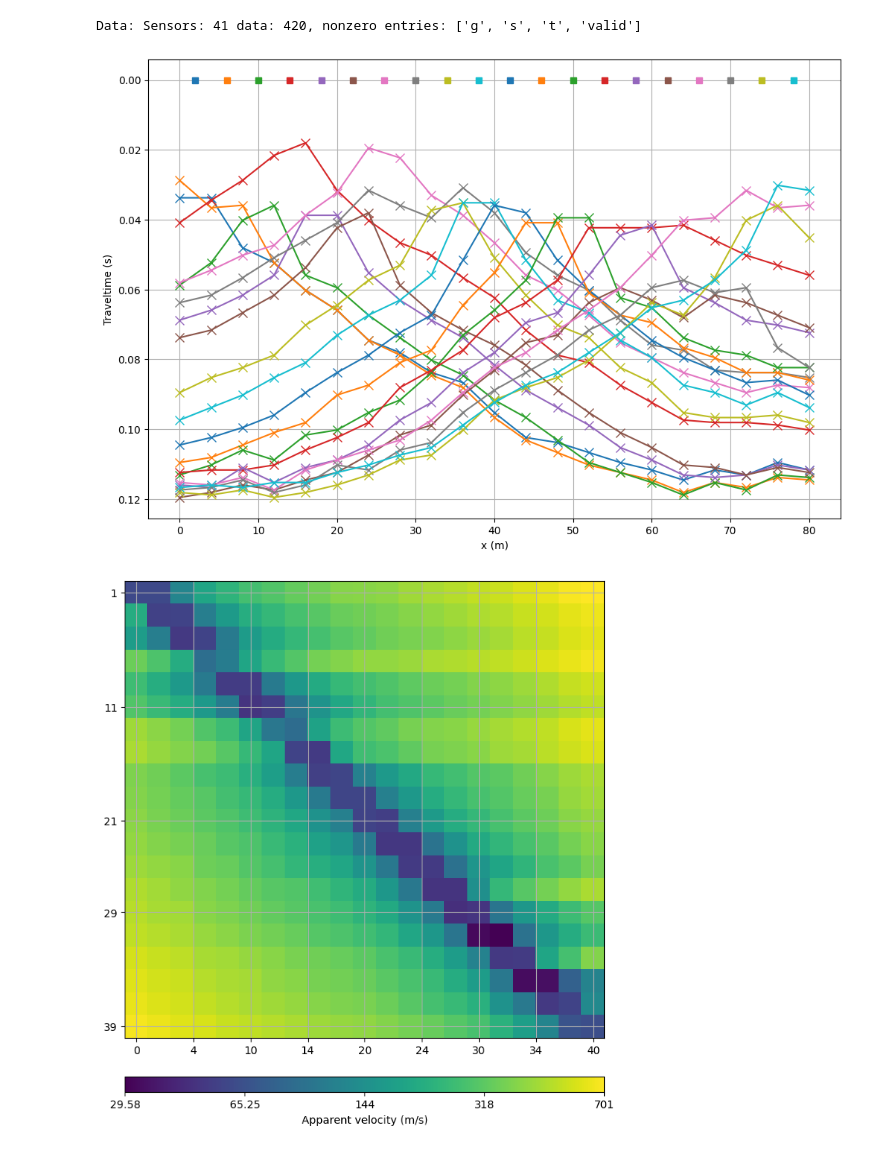
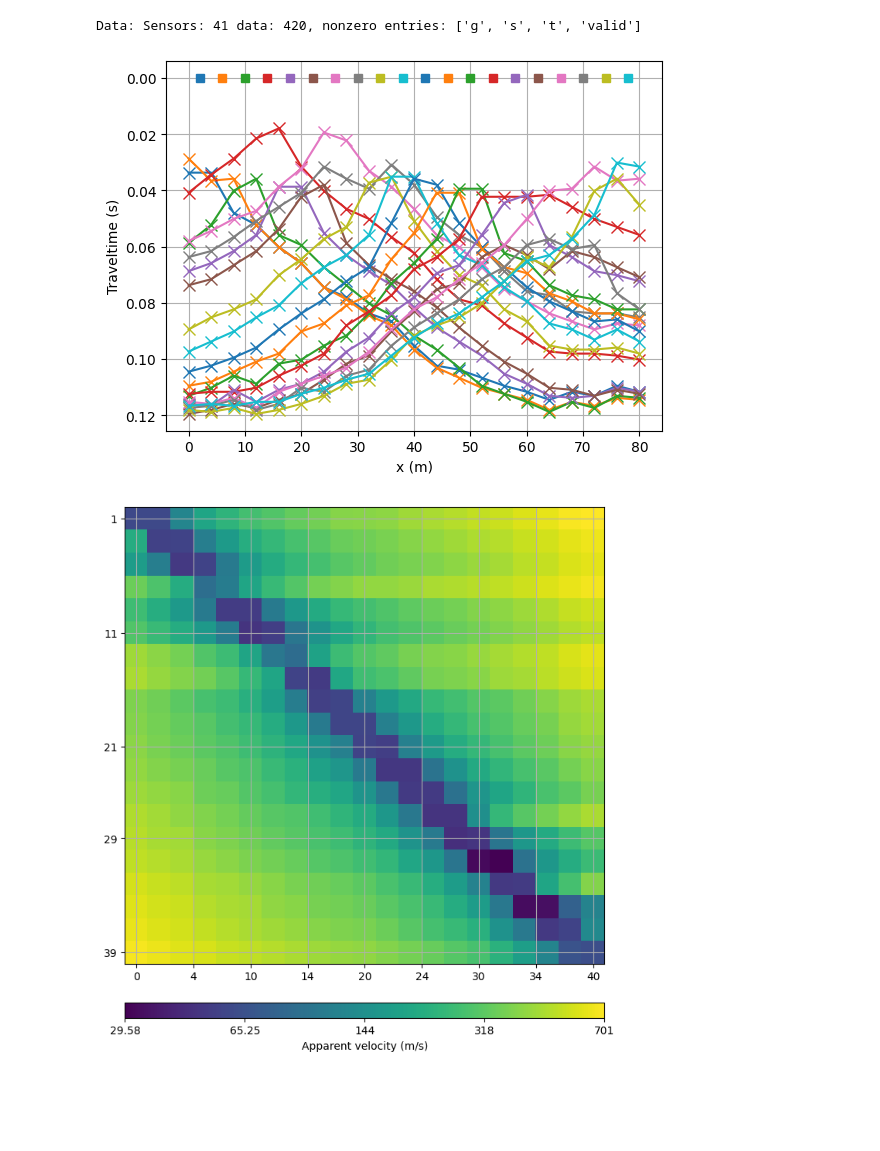
Before and after one commit to ValentinCassayre/geophysical_survey_muck, a Jupyter notebook: sismique_active_s/sismique_s_pygimli.ipynb, the cells around one changed output. Saved outputs shown, nothing was run; the diff lists cells and outputs as text; code cells hidden in the pictures; blank space fills up the shorter version.

```diff
--- a/sismique_active_s/sismique_s_pygimli.ipynb
+++ b/sismique_active_s/sismique_s_pygimli.ipynb
@@ -10,12 +10,13 @@ import pygimli as pg
 import pygimli.meshtools as mt
 import pygimli.physics.traveltime as tt
 # %%
-data = pg.physics.traveltime.load('data.sgt')
+data = pg.physics.traveltime.load('data/sgt/data.sgt')
 print(data)
 # %% [output]
 Data: Sensors: 41 data: 420, nonzero entries: ['g', 's', 't', 'valid']
 # %%
-fig, ax = plt.subplots(1, 1, figsize=(12, 8))
-tt.show(data, ax=ax)
+#fig, ax = plt.subplots(1, 1, figsize=(12, 8))
+#tt.show(data, ax=ax)
+tt.show(data)
 # %% [output]
-[figure, old version]
+[figure, new version]
```
Also changed, not shown: parts of 3 cells of this notebook, 33 other files.
